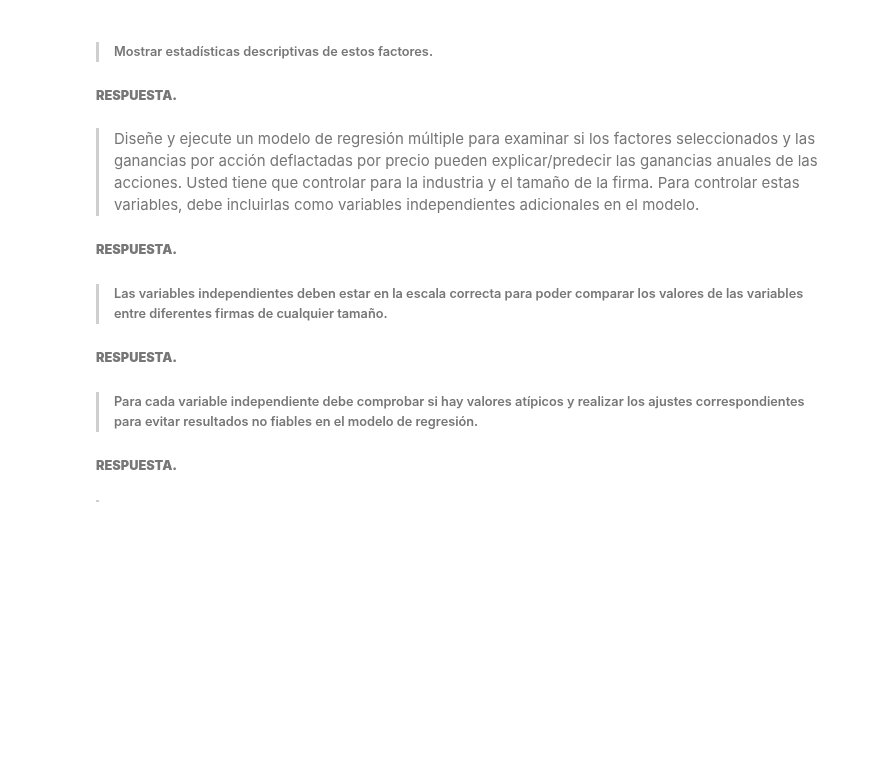
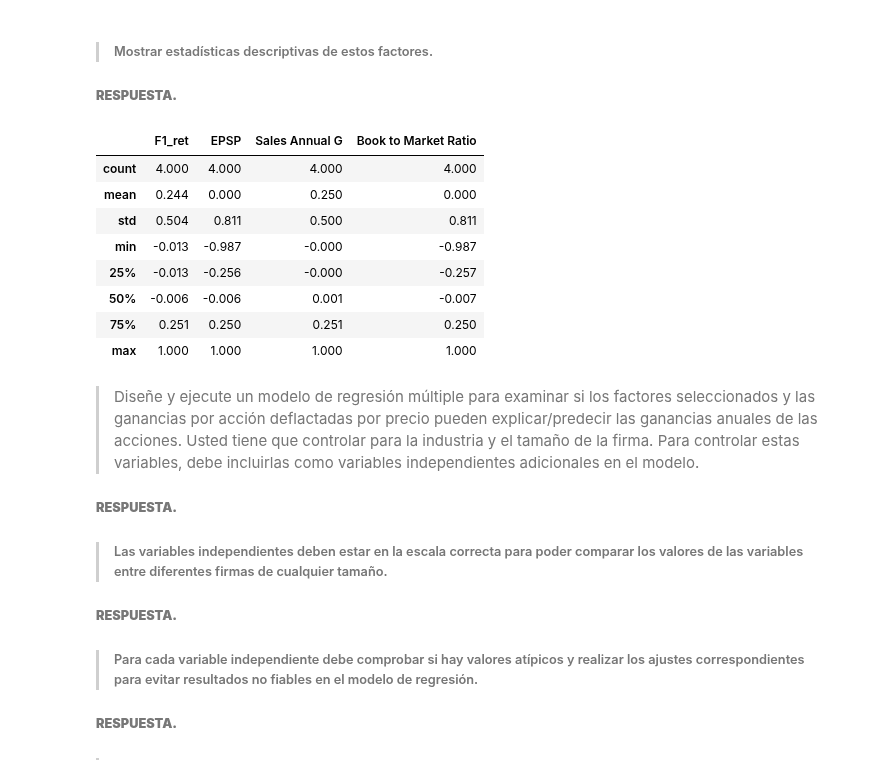
Before and after one commit to AnHrt/StatisticsII, a Jupyter notebook: Statistics/A01369984_BCase.ipynb, the cells around one changed output. Saved outputs shown, nothing was run; the diff lists cells and outputs as text; code cells hidden in the pictures; blank space fills up the shorter version.

```diff
--- a/Statistics/A01369984_BCase.ipynb
+++ b/Statistics/A01369984_BCase.ipynb
@@ -511,6 +520,18 @@ sns.histplot(x="Book to Market Ratio",data=US_Firms)
 # %% [markdown]
 >###### Mostrar estadísticas descriptivas de estos factores.
 ###### **RESPUESTA.**
+# %%
+US_Firms[["F1_ret","EPSP","Sales Annual G","Book to Market Ratio"]].corr(method='pearson').describe()
+# %% [output]
+|  | F1_ret | EPSP | Sales Annual G | Book to Market Ratio |
+| count | 4.000 | 4.000 | 4.000 | 4.000 |
+| mean | 0.244 | 0.000 | 0.250 | 0.000 |
+| std | 0.504 | 0.811 | 0.500 | 0.811 |
+| min | -0.013 | -0.987 | -0.000 | -0.987 |
+| 25% | -0.013 | -0.256 | -0.000 | -0.257 |
+| 50% | -0.006 | -0.006 | 0.001 | -0.007 |
+| 75% | 0.251 | 0.250 | 0.251 | 0.250 |
+| max | 1.000 | 1.000 | 1.000 | 1.000 |
 # %% [markdown]
 > Diseñe y ejecute un modelo de regresión múltiple para examinar si los factores seleccionados y las ganancias por acción deflactadas por precio pueden explicar/predecir las ganancias anuales de las acciones. Usted tiene que controlar para la industria y el tamaño de la firma. Para controlar estas variables, debe incluirlas como variables independientes adicionales en el modelo.
 ###### **RESPUESTA.**
```
Also changed, not shown: parts of 4 cells of this notebook.
